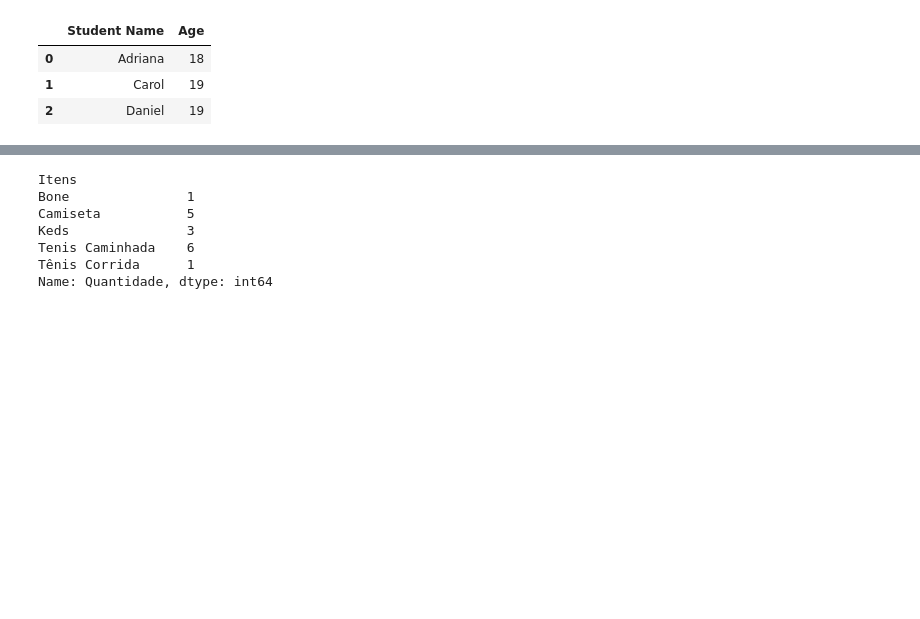
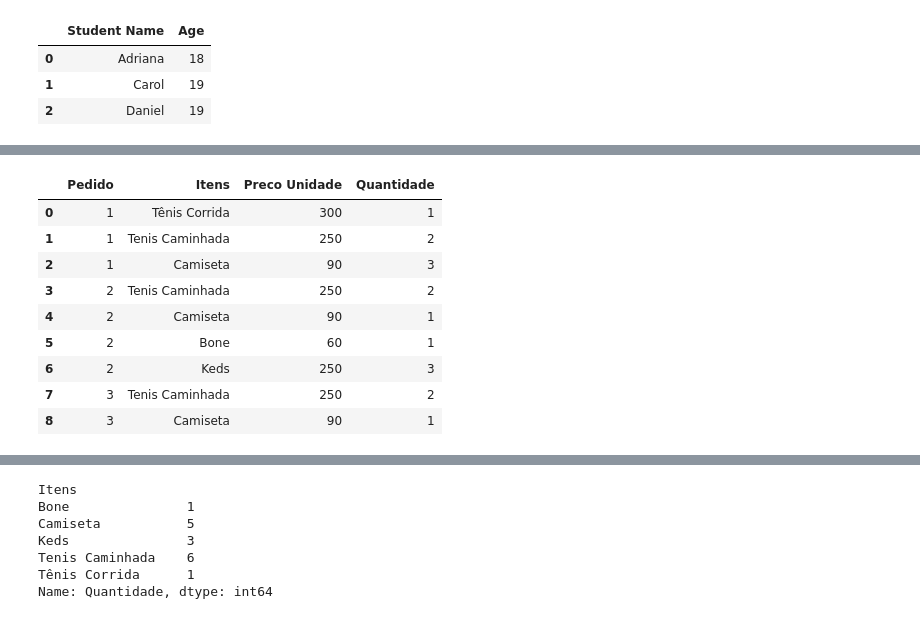
Before and after one commit to samuelhenrick1/GoogleCollab, a Jupyter notebook: Trilha_2.ipynb, the cells around one changed output, grey strips where cells are left out. Drawn from its saved outputs; the diff is of its cells as text; code cells hidden in the pictures; blank space fills up the shorter version.

```diff
--- a/Trilha_2.ipynb
+++ b/Trilha_2.ipynb
@@ -268,0 +339,18 @@ NameError: ignored
+# %%
+pedidos = pd.DataFrame({'Pedido':pd.Series([1,1,1,2,2,2,2,3,3]),
+                        'Itens':pd.Series(['Tênis Corrida','Tenis Caminhada','Camiseta','Tenis Caminhada','Camiseta','Bone','Keds','Tenis Caminhada','Camiseta']),
+                        'Preco Unidade':pd.Series([300,250,90,250,90,60,250,250,90]),
+                        'Quantidade':pd.Series([1,2,3,2,1,1,3,2,1])})
+
+display(pedidos)
+# %% [output]
+|  | Pedido | Itens | Preco Unidade | Quantidade |
+| 0 | 1 | Tênis Corrida | 300 | 1 |
+| 1 | 1 | Tenis Caminhada | 250 | 2 |
+| 2 | 1 | Camiseta | 90 | 3 |
+| 3 | 2 | Tenis Caminhada | 250 | 2 |
+| 4 | 2 | Camiseta | 90 | 1 |
+| 5 | 2 | Bone | 60 | 1 |
+| 6 | 2 | Keds | 250 | 3 |
+| 7 | 3 | Tenis Caminhada | 250 | 2 |
+| 8 | 3 | Camiseta | 90 | 1 |
```
Also changed, not shown: parts of 80 cells of this notebook.
